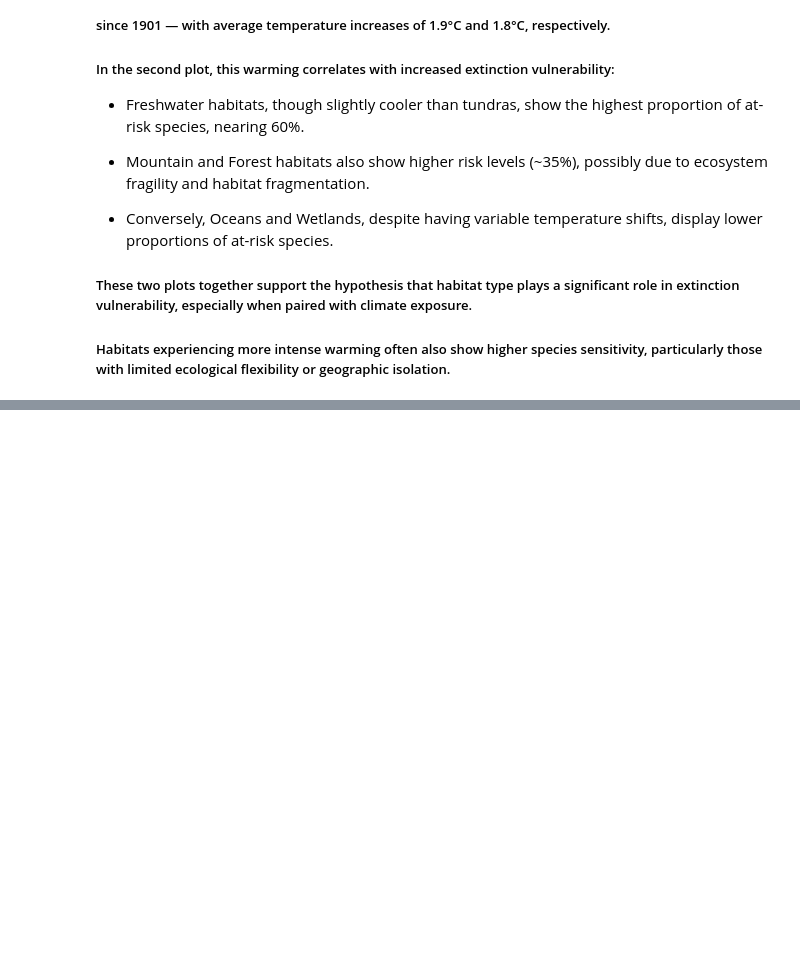
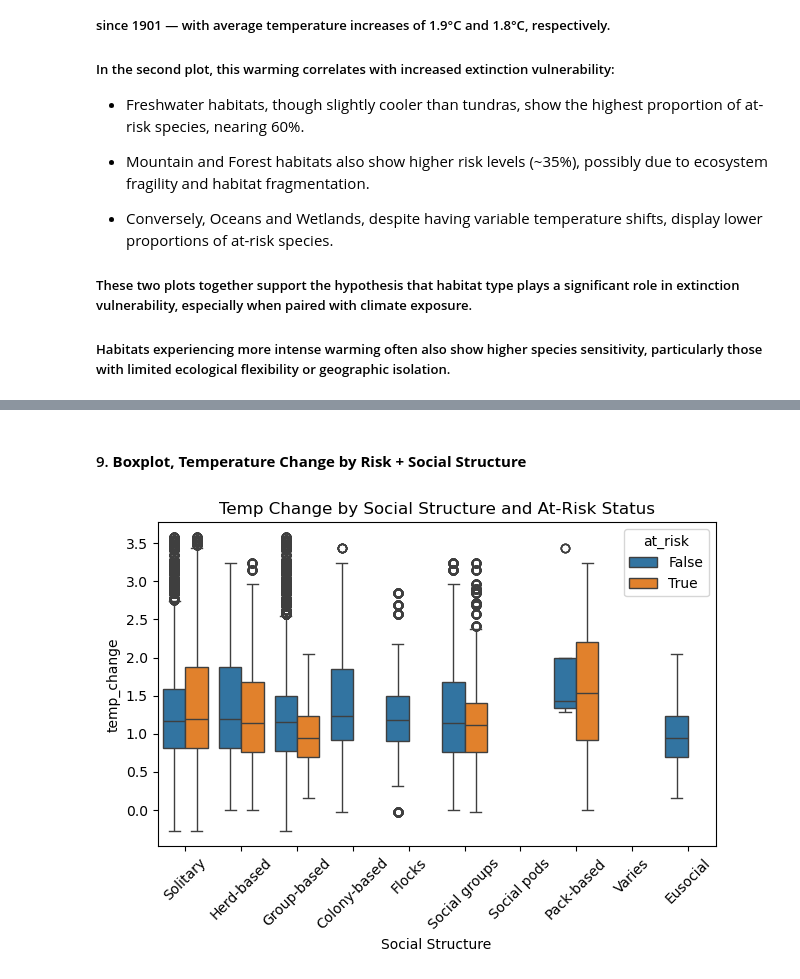
Before and after one commit to Shiihon/BI_ExamProject_Predicting_Animal_Extinction, a Jupyter notebook: Cleaning_and_exploring_data/combined_dataset.ipynb, the cells around one changed output, grey strips where cells are left out. Cells and saved outputs as stored; diff of their text form; code cells hidden in the pictures; blank space fills up the shorter version.

```diff
--- a/Cleaning_and_exploring_data/combined_dataset.ipynb
+++ b/Cleaning_and_exploring_data/combined_dataset.ipynb
@@ -348,0 +382,10 @@ plt.show()
+# %% [markdown]
+#### 9. **Boxplot, Temperature Change by Risk + Social Structure**
+# %%
+sns.boxplot(data=df_merged, x='Social Structure', y='temp_change', hue='at_risk')
+plt.xticks(rotation=45)
+plt.title('Temp Change by Social Structure and At-Risk Status')
+plt.tight_layout()
+plt.show()
+# %% [output]
+[figure, added]
```
Also changed, not shown: parts of 10 cells of this notebook.
